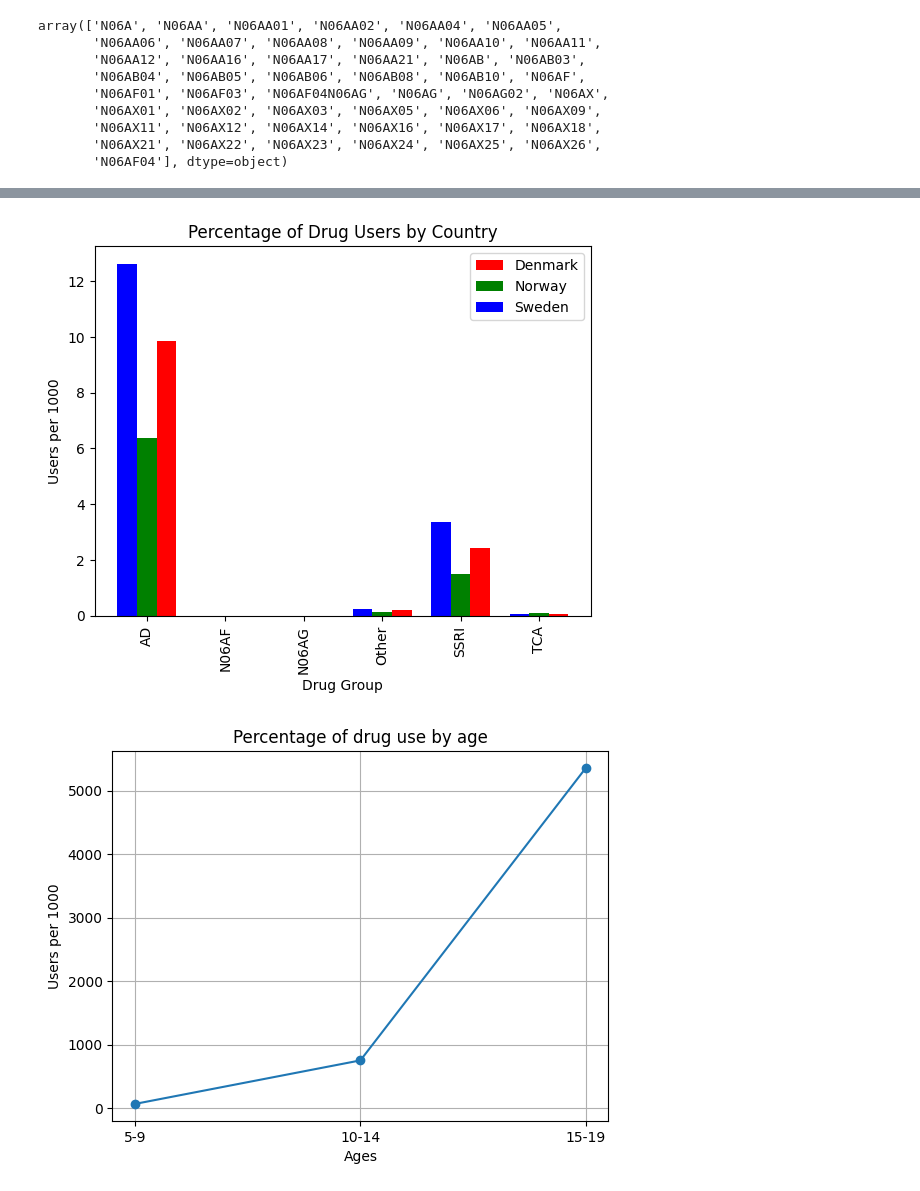
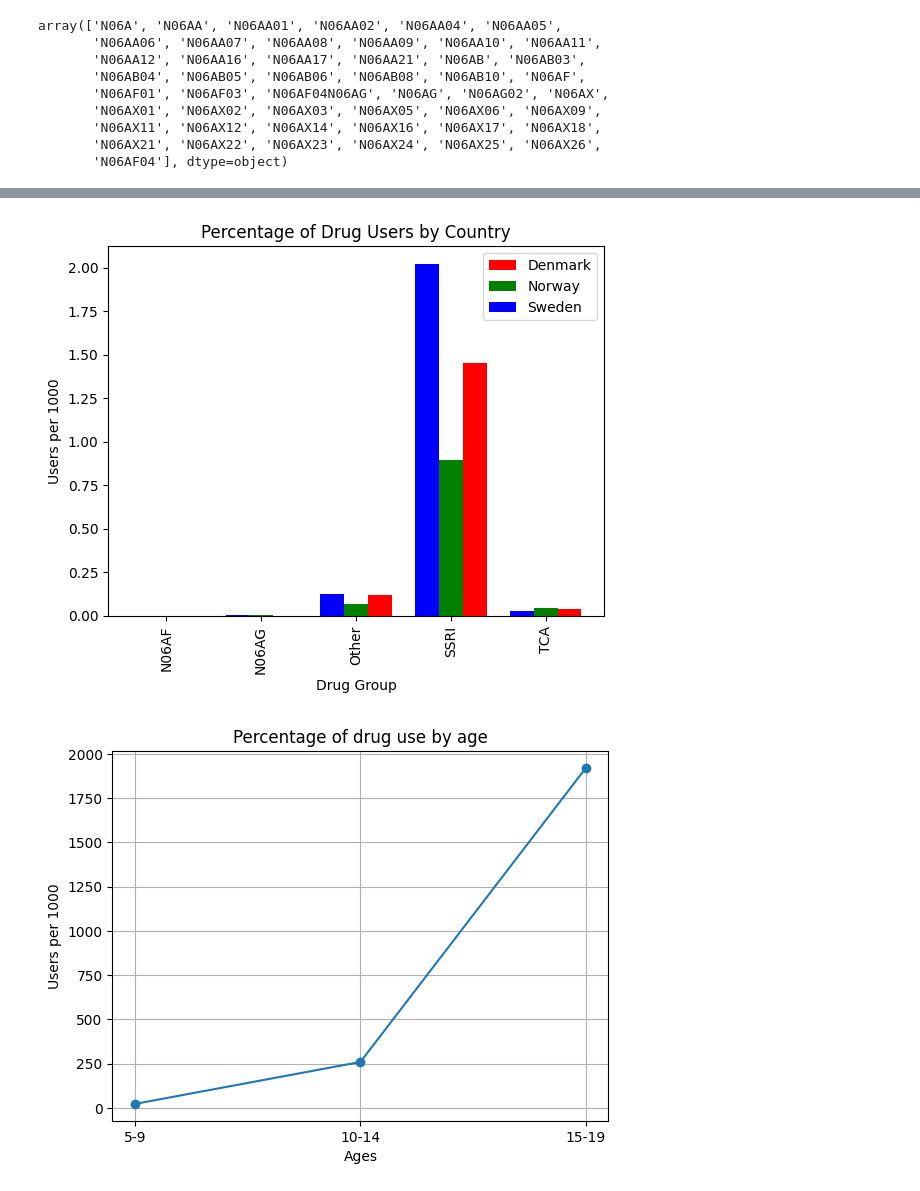
Before and after one commit to Shahar94/EDA-Project, a Jupyter notebook: EDA_project.ipynb, the cells around one changed output, grey strips where cells are left out. Drawn from its saved outputs; the diff is of its cells as text; code cells hidden in the pictures.

```diff
--- a/EDA_project.ipynb
+++ b/EDA_project.ipynb
@@ -189,0 +90,5 @@ array(['5-9', '10-14', '15-19'], dtype=object)
+# %%
+atc_values = ['N06A', 'N06AA', 'N06AB', 'N06AF', 'N06AG', 'N06AX']
+
+clean_data = drug_use[~drug_use['atc'].isin(atc_values)]
+clean_data.head(20)
@@ -190,28 +294,34 @@ array(['5-9', '10-14', '15-19'], dtype=object)
 # %%
-pivot_df = df.pivot_table(values= 'users_pr_1000', index= df.index, columns= 'country')  # index = drug_group
+# Comparing the drug using different types of antidepressants drug using in each country
+
+drug_users = drug_use['users_pr_1000']
+age = drug_use['age']
+drug_group = drug_use['drug_group']
+
+pivot_df = clean_data.pivot_table(values= 'users_pr_1000', index= 'drug_group', columns= 'country')
 pivot_df = pivot_df.fillna(0)
 
 x_index = np.arange(len(pivot_df))
 width = 0.25
 
 plt.bar(x_index + width, pivot_df['DK'], width=width, color='r', label='Denmark')
 plt.bar(x_index, pivot_df['NO'], width=width, color='g', label='Norway')
 plt.bar(x_index - width, pivot_df['SE'], width=width, color='b', label='Sweden')
 
 plt.xticks(ticks=x_index, labels=pivot_df.index, rotation='vertical')
 
 plt.xlabel('Drug Group')
 plt.ylabel('Users per 1000')
 plt.title('Percentage of Drug Users by Country')
 
 plt.legend()
 plt.show()
 # %% [output]
-[figure, old version]
+[figure, new version]
 # %%
-sum_5_9 = drug_use.loc[drug_use['age'] == '5-9', 'users_pr_1000'].sum()
-sum_10_14 = drug_use.loc[drug_use['age'] == '10-14', 'users_pr_1000'].sum()
-sum_15_19 = drug_use.loc[drug_use['age'] == '15-19', 'users_pr_1000'].sum()
+sum_5_9 = clean_data.loc[clean_data['age'] == '5-9', 'users_pr_1000'].sum()
+sum_10_14 = clean_data.loc[clean_data['age'] == '10-14', 'users_pr_1000'].sum()
+sum_15_19 = clean_data.loc[clean_data['age'] == '15-19', 'users_pr_1000'].sum()
 
 age_groups = ["5-9", "10-14","15-19"]
 drug_users = [sum_5_9,sum_10_14,sum_15_19]
@@ -223,5 +333,5 @@ plt.title("Percentage of drug use by age")
 plt.grid(True)
 plt.show()
 # %% [output]
-[figure, old version]
+[figure, new version]
 # %%
```
Also changed, not shown: parts of 31 cells of this notebook.
